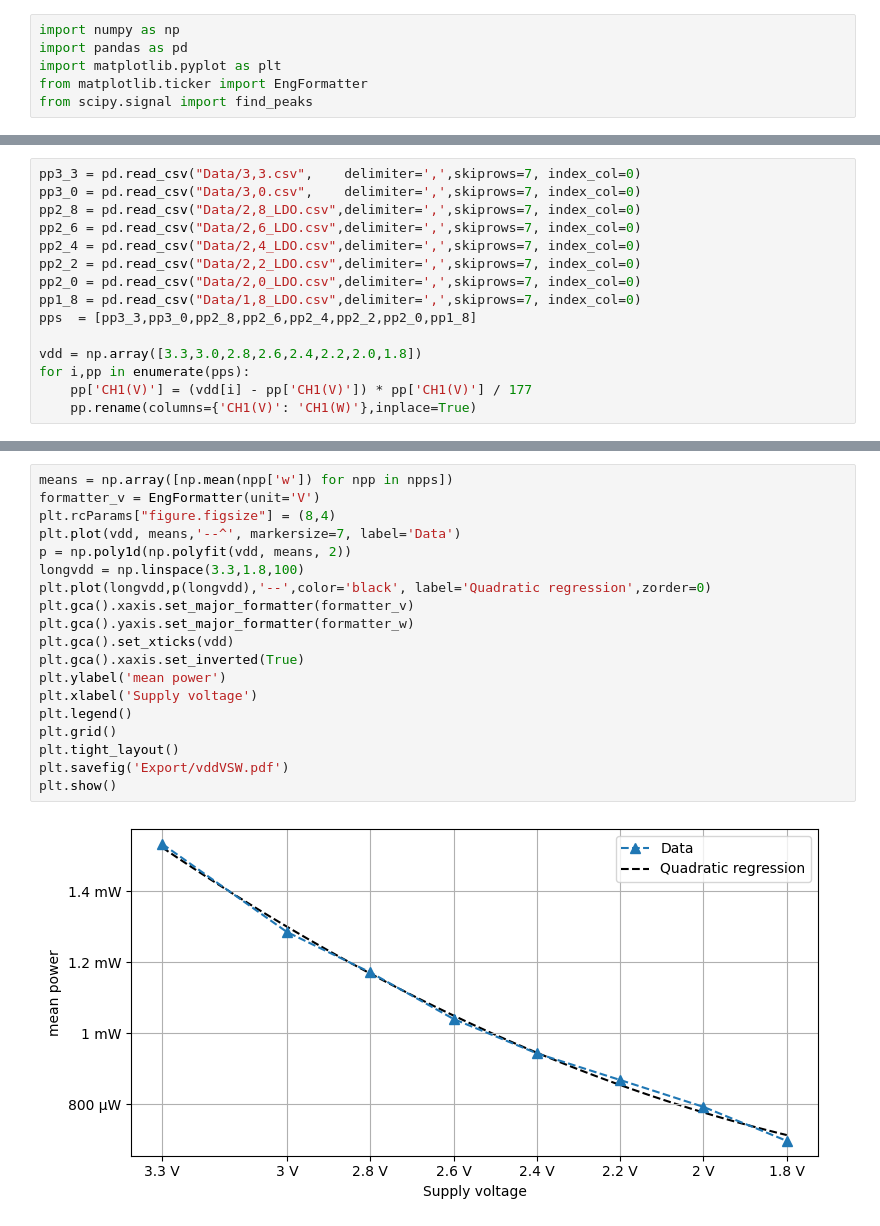
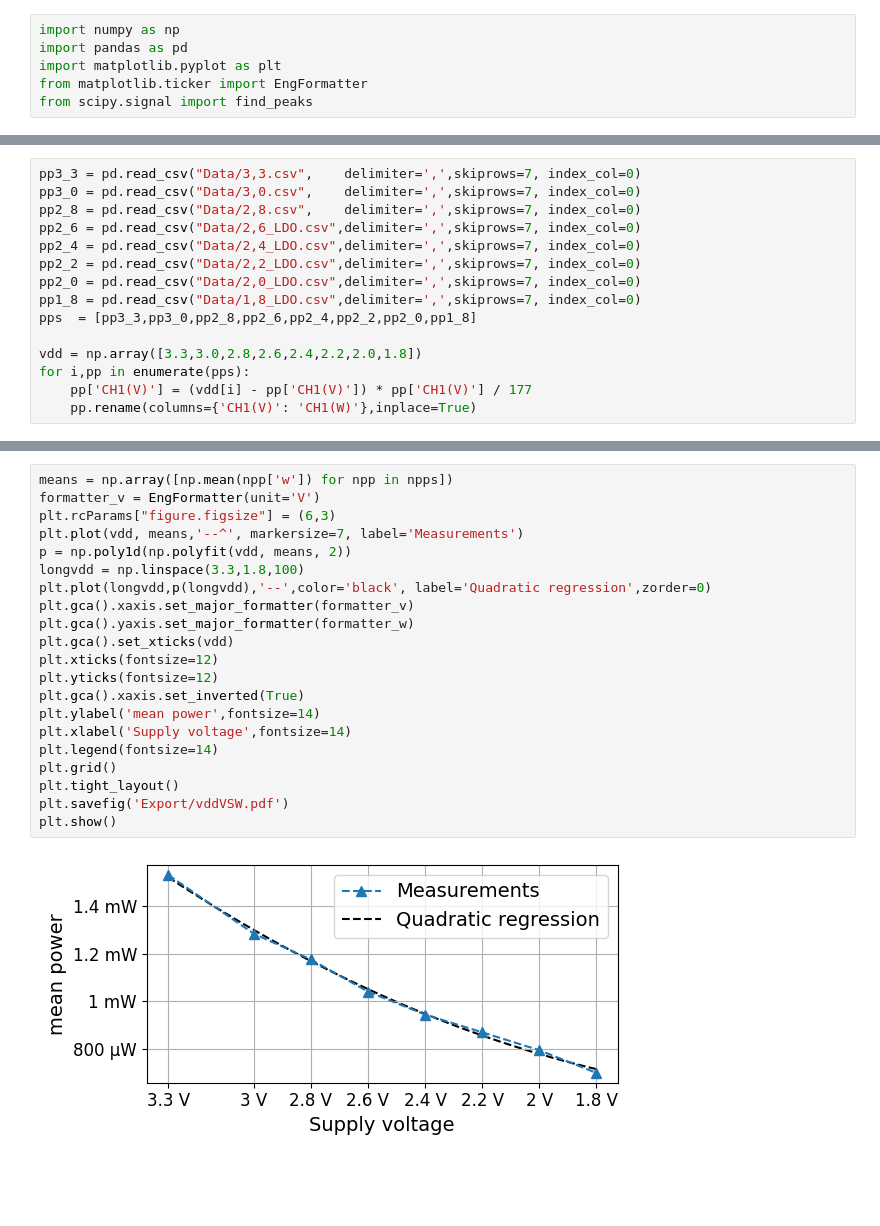
Before and after one commit to jucodavid/LELEC210X, a Jupyter notebook: mcu/report/Vdd_reduction/Processing.ipynb, the cells around one changed output, grey strips where cells are left out. Cells and saved outputs as stored; diff of their text form; blank space fills up the shorter version.

```diff
--- a/mcu/report/Vdd_reduction/Processing.ipynb
+++ b/mcu/report/Vdd_reduction/Processing.ipynb
@@ -27,7 +29,7 @@ def plot_pp(times,chs,labels=None,labels_title=None,title=None,file_path=None):
 # %%
 pp3_3 = pd.read_csv("Data/3,3.csv",    delimiter=',',skiprows=7, index_col=0)
 pp3_0 = pd.read_csv("Data/3,0.csv",    delimiter=',',skiprows=7, index_col=0)
-pp2_8 = pd.read_csv("Data/2,8_LDO.csv",delimiter=',',skiprows=7, index_col=0)
+pp2_8 = pd.read_csv("Data/2,8.csv",    delimiter=',',skiprows=7, index_col=0)
 pp2_6 = pd.read_csv("Data/2,6_LDO.csv",delimiter=',',skiprows=7, index_col=0)
 pp2_4 = pd.read_csv("Data/2,4_LDO.csv",delimiter=',',skiprows=7, index_col=0)
 pp2_2 = pd.read_csv("Data/2,2_LDO.csv",delimiter=',',skiprows=7, index_col=0)
@@ -87,24 +89,26 @@ plot_pp(times,chs,labels,labels_title,title,'Export/pp3,3to1,8.pdf')
 # %%
 means = np.array([np.mean(npp['w']) for npp in npps])
 formatter_v = EngFormatter(unit='V')
-plt.rcParams["figure.figsize"] = (8,4)
-plt.plot(vdd, means,'--^', markersize=7, label='Data')
+plt.rcParams["figure.figsize"] = (6,3)
+plt.plot(vdd, means,'--^', markersize=7, label='Measurements')
 p = np.poly1d(np.polyfit(vdd, means, 2))
 longvdd = np.linspace(3.3,1.8,100)
 plt.plot(longvdd,p(longvdd),'--',color='black', label='Quadratic regression',zorder=0)
 plt.gca().xaxis.set_major_formatter(formatter_v)
 plt.gca().yaxis.set_major_formatter(formatter_w)
 plt.gca().set_xticks(vdd)
+plt.xticks(fontsize=12)
+plt.yticks(fontsize=12)
 plt.gca().xaxis.set_inverted(True)
-plt.ylabel('mean power')
-plt.xlabel('Supply voltage')
-plt.legend()
+plt.ylabel('mean power',fontsize=14)
+plt.xlabel('Supply voltage',fontsize=14)
+plt.legend(fontsize=14)
 plt.grid()
 plt.tight_layout()
 plt.savefig('Export/vddVSW.pdf')
 plt.show()
 # %% [output]
-[figure, old version]
+[figure, new version]
 # %%
 # pp1_8
 pp1_8_MR   = pd.read_csv("Data/1,8_MR.csv",  delimiter=',',skiprows=7, index_col=0)
```
Also changed, not shown: parts of 4 cells of this notebook, 5 other files.
